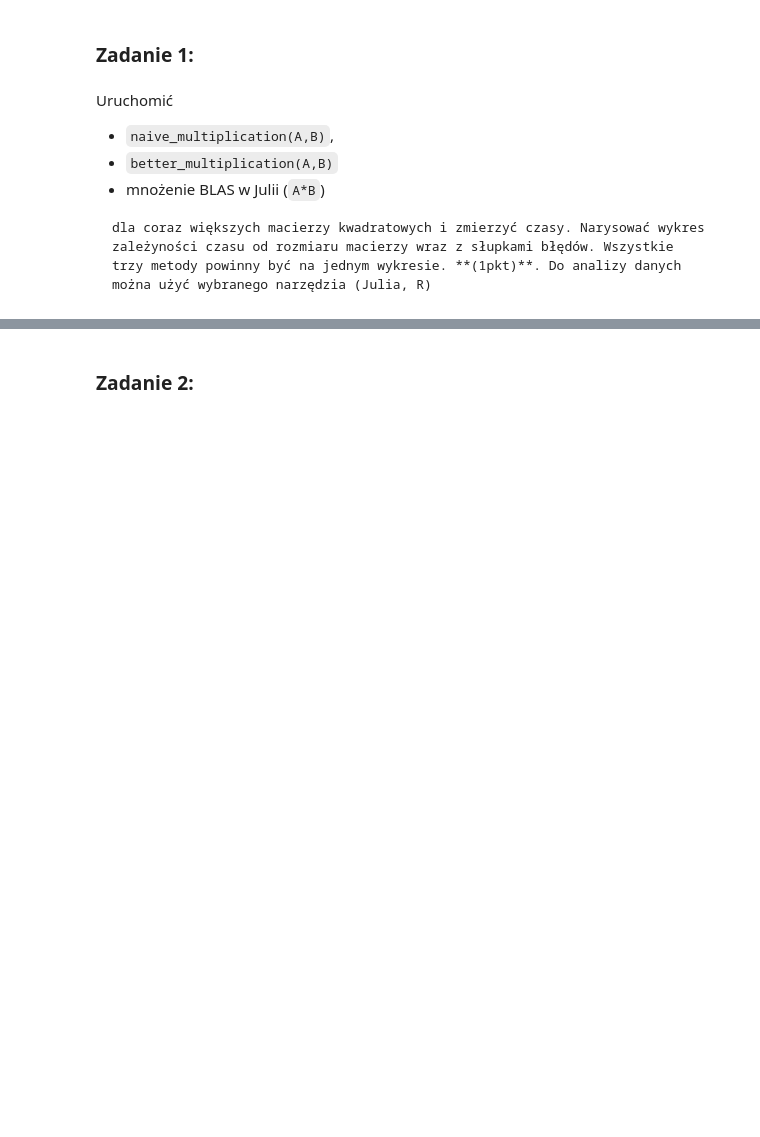
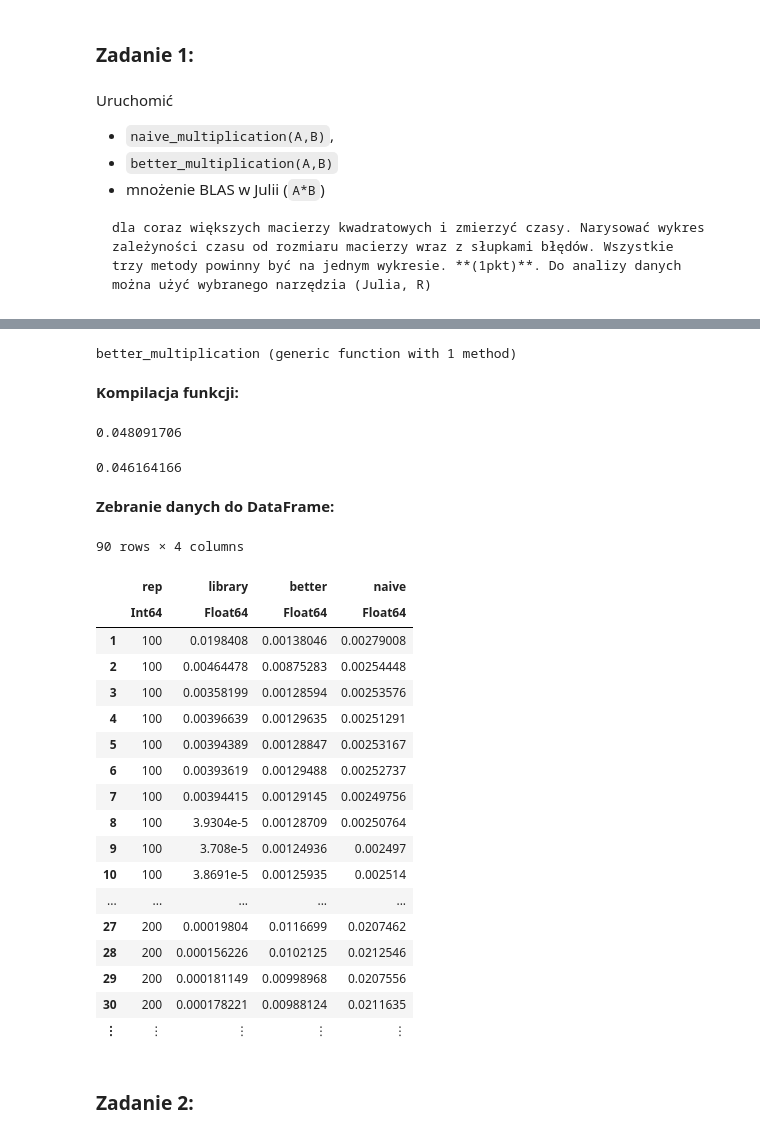
Before and after one commit to jkbstepien/MOWNIT-2022, a Jupyter notebook: lab5/lab5_mownit_jkbstepien.ipynb, the cells around one changed output, grey strips where cells are left out. Saved outputs shown, nothing was run; the diff lists cells and outputs as text; code cells hidden in the pictures; blank space fills up the shorter version.

```diff
--- a/lab5/lab5_mownit_jkbstepien.ipynb
+++ b/lab5/lab5_mownit_jkbstepien.ipynb
@@ -15,0 +34,12 @@ Uruchomić
+# %%
+function naive_multiplication(A, B)
+    C = zeros(Float64, size(A, 1), size(B, 2))
+    for i=1:size(A, 1)
+        for j=1:size(B, 2)
+            for k=1:size(A, 2)
+                C[i, j] = C[i, j] + A[i, k] * B[k, j]
+            end
+        end
+    end
+    C
+end
@@ -15,0 +50,64 @@ Uruchomić
+# %%
+# poprawiona funkcja korzytająca z powyższego oraz z faktu, że
+# można zmieniać kolejność operacji dodawania (a co za tym idzie kolejnosc petli).
+function better_multiplication(A, B)
+    C = zeros(Float64, size(A, 1), size(B, 2))
+    for j=1:size(B, 2)
+        for k=1:size(A, 2)
+            for i=1:size(A, 1)
+                C[i, j] = C[i, j] + A[i, k] * B[k, j]
+            end
+        end
+    end
+    C
+end
+# %% [output]
+better_multiplication (generic function with 1 method)
+# %% [markdown]
+**Kompilacja funkcji:**
+# %%
+@elapsed naive_multiplication(Asmall, Bsmall)
+# %% [output]
+0.048091706
+# %%
+@elapsed better_multiplication(Asmall, Bsmall)
+# %% [output]
+0.046164166
+# %% [markdown]
+**Zebranie danych do DataFrame:**
+# %%
+rep = repeat(100:50:500, inner=10)
+
+library = Array{Float64}(undef, 0)
+better = Array{Float64}(undef, 0)
+naive = Array{Float64}(undef, 0)
+
+for i in rep
+    ARand = rand(i, i)
+    BRand = rand(i, i)
+    append!(library, @elapsed ARand * BRand)
+    append!(better, @elapsed better_multiplication(ARand, BRand))
+    append!(naive, @elapsed naive_multiplication(ARand, BRand))
+end
+
+times_comparison = DataFrame(rep = rep, library = library, better = better, naive = naive)
+# %% [output]
+90 rows × 4 columns
+|  | rep | library | better | naive |
+|  | Int64 | Float64 | Float64 | Float64 |
+| 1 | 100 | 0.0198408 | 0.00138046 | 0.00279008 |
+| 2 | 100 | 0.00464478 | 0.00875283 | 0.00254448 |
+| 3 | 100 | 0.00358199 | 0.00128594 | 0.00253576 |
+| 4 | 100 | 0.00396639 | 0.00129635 | 0.00251291 |
+| 5 | 100 | 0.00394389 | 0.00128847 | 0.00253167 |
+| 6 | 100 | 0.00393619 | 0.00129488 | 0.00252737 |
+| 7 | 100 | 0.00394415 | 0.00129145 | 0.00249756 |
+| 8 | 100 | 3.9304e-5 | 0.00128709 | 0.00250764 |
+| 9 | 100 | 3.708e-5 | 0.00124936 | 0.002497 |
+| 10 | 100 | 3.8691e-5 | 0.00125935 | 0.002514 |
+| ... | ... | ... | ... | ... |
+| 27 | 200 | 0.00019804 | 0.0116699 | 0.0207462 |
+| 28 | 200 | 0.000156226 | 0.0102125 | 0.0212546 |
+| 29 | 200 | 0.000181149 | 0.00998968 | 0.0207556 |
+| 30 | 200 | 0.000178221 | 0.00988124 | 0.0211635 |
+| ⋮ | ⋮ | ⋮ | ⋮ | ⋮ |
```
Also changed, not shown: parts of 12 cells of this notebook.
